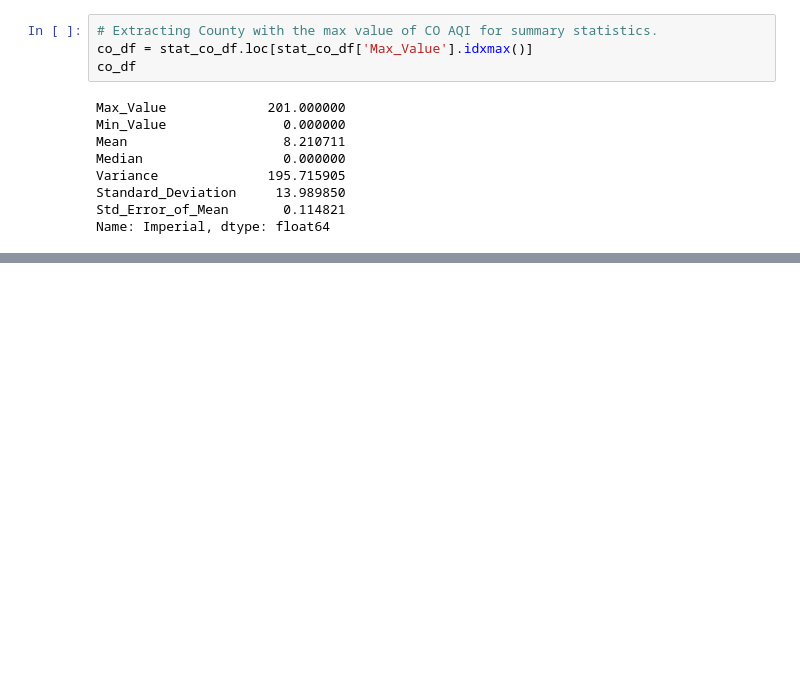
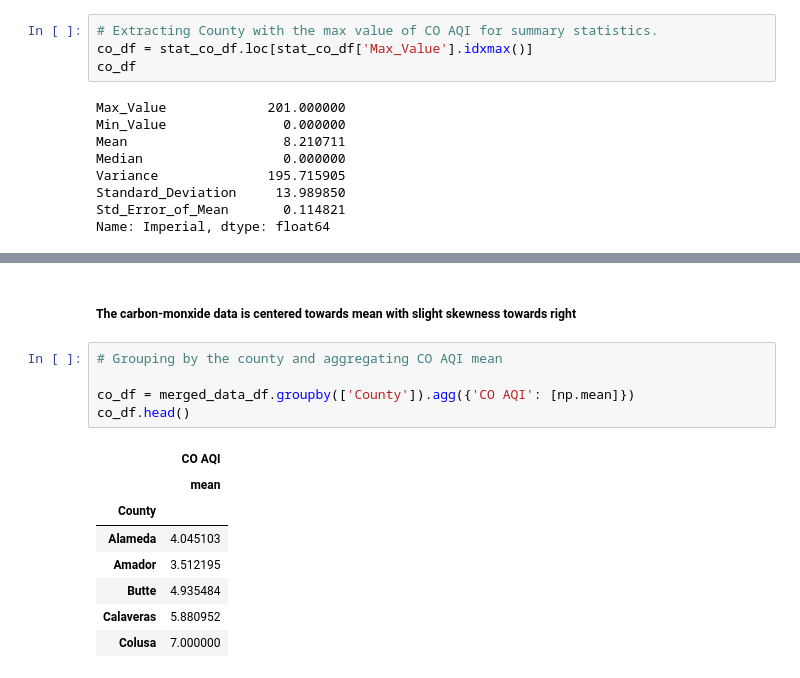
Before and after one commit to dalismo/Project-1, a Jupyter notebook: mq_statistical_analysis_CO.ipynb, the cells around one changed output, grey strips where cells are left out. Drawn from its saved outputs; the diff is of its cells as text; blank space fills up the shorter version.

```diff
--- a/mq_statistical_analysis_CO.ipynb
+++ b/mq_statistical_analysis_CO.ipynb
@@ -107,0 +108,16 @@ plt.tight_layout()
+# %% [markdown]
+##### The carbon-monxide data is centered towards mean with slight skewness towards right
+# %%
+# Grouping by the county and aggregating CO AQI mean
+
+co_df = merged_data_df.groupby(['County']).agg({'CO AQI': [np.mean]})
+co_df.head()
+# %% [output]
+|  | CO AQI |
+|  | mean |
+| County |  |
+| Alameda | 4.045103 |
+| Amador | 3.512195 |
+| Butte | 4.935484 |
+| Calaveras | 5.880952 |
+| Colusa | 7.000000 |
```
Also changed, not shown: parts of 9 cells of this notebook, 3 other files.
